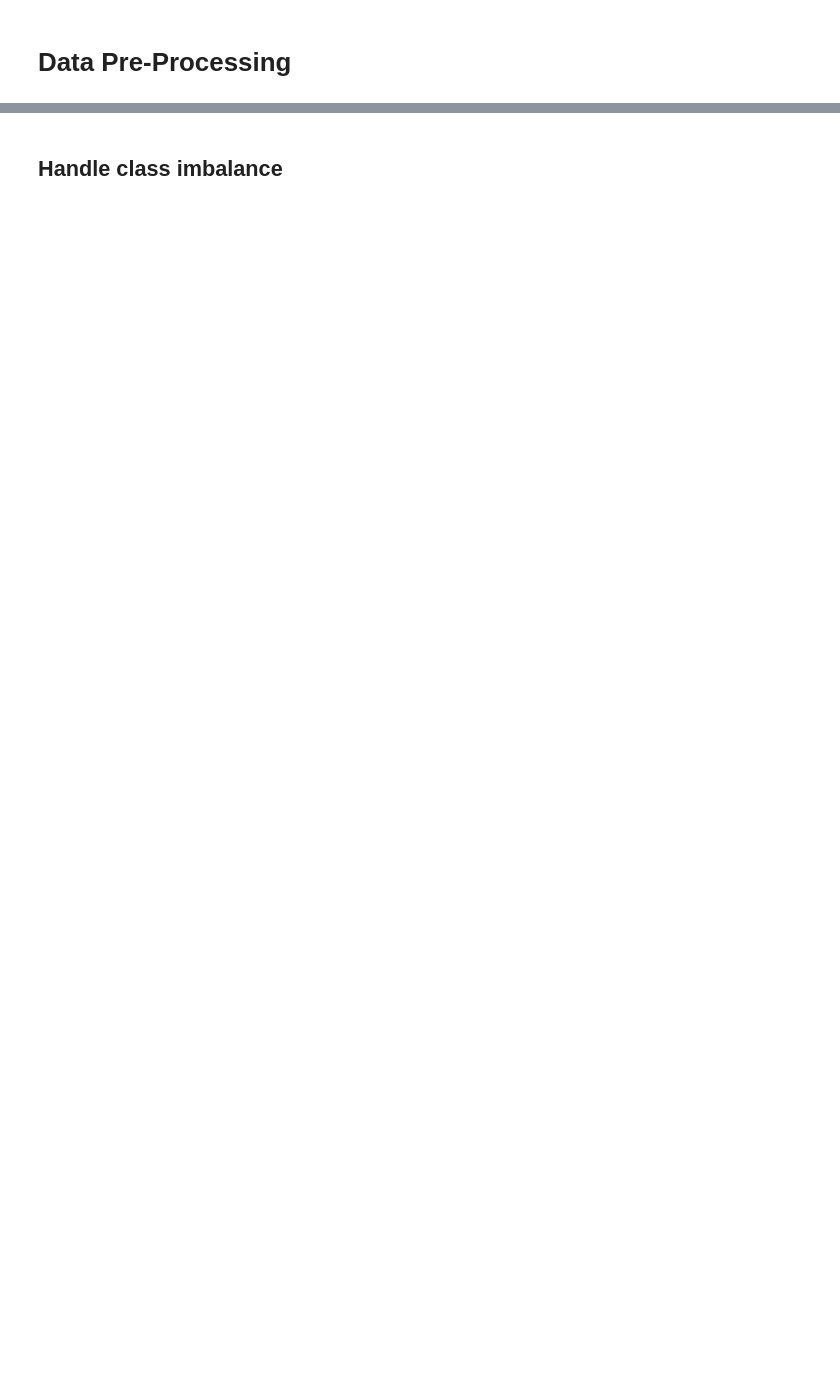
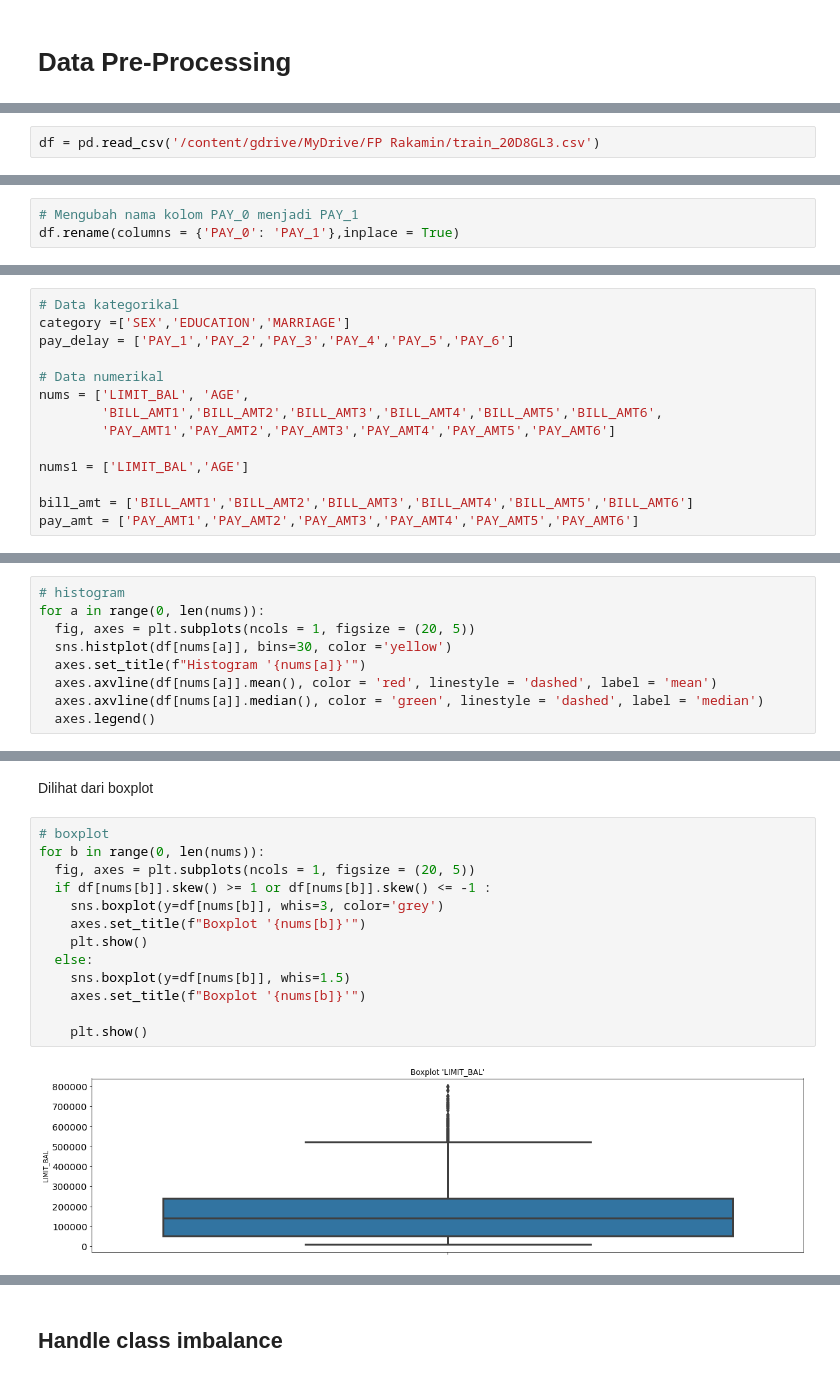
Before and after one commit to MizarCaniago/paymentdefault-4, a Jupyter notebook: Stage_2/Data_Pre-Processing.ipynb, the cells around one changed output, grey strips where cells are left out. Cells and saved outputs as stored; diff of their text form; blank space fills up the shorter version.

```diff
--- a/Stage_2/Data_Pre-Processing.ipynb
+++ b/Stage_2/Data_Pre-Processing.ipynb
@@ -10,0 +24,2 @@
+# %%
+df = pd.read_csv('/content/gdrive/MyDrive/FP Rakamin/train_20D8GL3.csv')
@@ -10,0 +161,3 @@
+# %%
+# Mengubah nama kolom PAY_0 menjadi PAY_1
+df.rename(columns = {'PAY_0': 'PAY_1'},inplace = True)
@@ -10,0 +200,14 @@
+# %%
+# Data kategorikal
+category =['SEX','EDUCATION','MARRIAGE']
+pay_delay = ['PAY_1','PAY_2','PAY_3','PAY_4','PAY_5','PAY_6']
+
+# Data numerikal
+nums = ['LIMIT_BAL', 'AGE',
+        'BILL_AMT1','BILL_AMT2','BILL_AMT3','BILL_AMT4','BILL_AMT5','BILL_AMT6',
+        'PAY_AMT1','PAY_AMT2','PAY_AMT3','PAY_AMT4','PAY_AMT5','PAY_AMT6']
+
+nums1 = ['LIMIT_BAL','AGE']
+
+bill_amt = ['BILL_AMT1','BILL_AMT2','BILL_AMT3','BILL_AMT4','BILL_AMT5','BILL_AMT6']
+pay_amt = ['PAY_AMT1','PAY_AMT2','PAY_AMT3','PAY_AMT4','PAY_AMT5','PAY_AMT6']
@@ -10,0 +218,9 @@
+# %%
+# histogram
+for a in range(0, len(nums)):
+  fig, axes = plt.subplots(ncols = 1, figsize = (20, 5))
+  sns.histplot(df[nums[a]], bins=30, color ='yellow')
+  axes.set_title(f"Histogram '{nums[a]}'")
+  axes.axvline(df[nums[a]].mean(), color = 'red', linestyle = 'dashed', label = 'mean')
+  axes.axvline(df[nums[a]].median(), color = 'green', linestyle = 'dashed', label = 'median')
+  axes.legend()
@@ -10,0 +242,17 @@
+# %% [markdown]
+Dilihat dari boxplot
+# %%
+# boxplot
+for b in range(0, len(nums)):
+  fig, axes = plt.subplots(ncols = 1, figsize = (20, 5))
+  if df[nums[b]].skew() >= 1 or df[nums[b]].skew() <= -1 :
+    sns.boxplot(y=df[nums[b]], whis=3, color='grey')
+    axes.set_title(f"Boxplot '{nums[b]}'")
+    plt.show()
+  else:
+    sns.boxplot(y=df[nums[b]], whis=1.5)
+    axes.set_title(f"Boxplot '{nums[b]}'")
+
+    plt.show()
+# %% [output]
+[figure, added]
```
Also changed, not shown: parts of 102 cells of this notebook, 1 other file.
